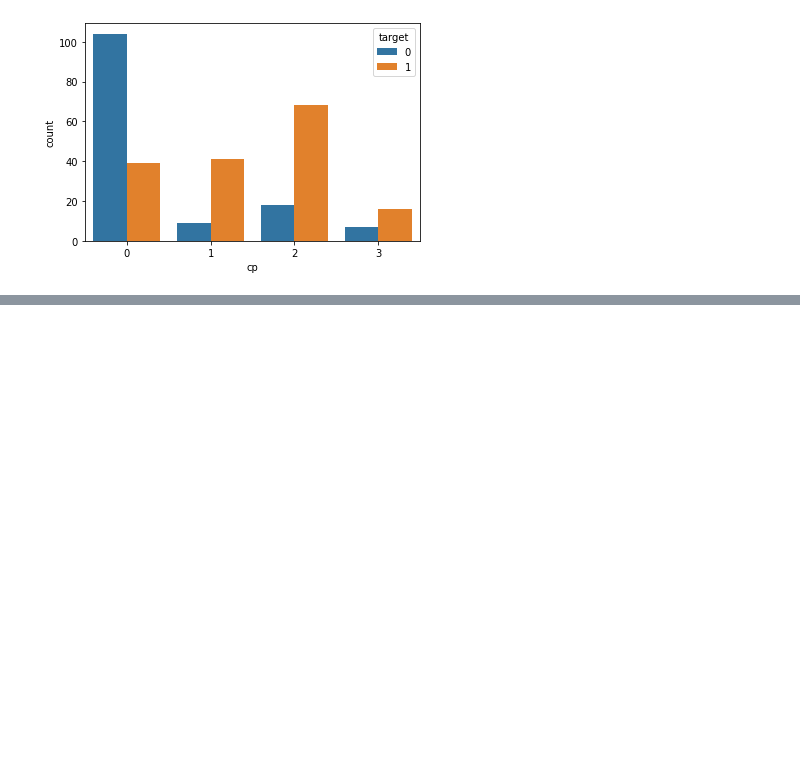
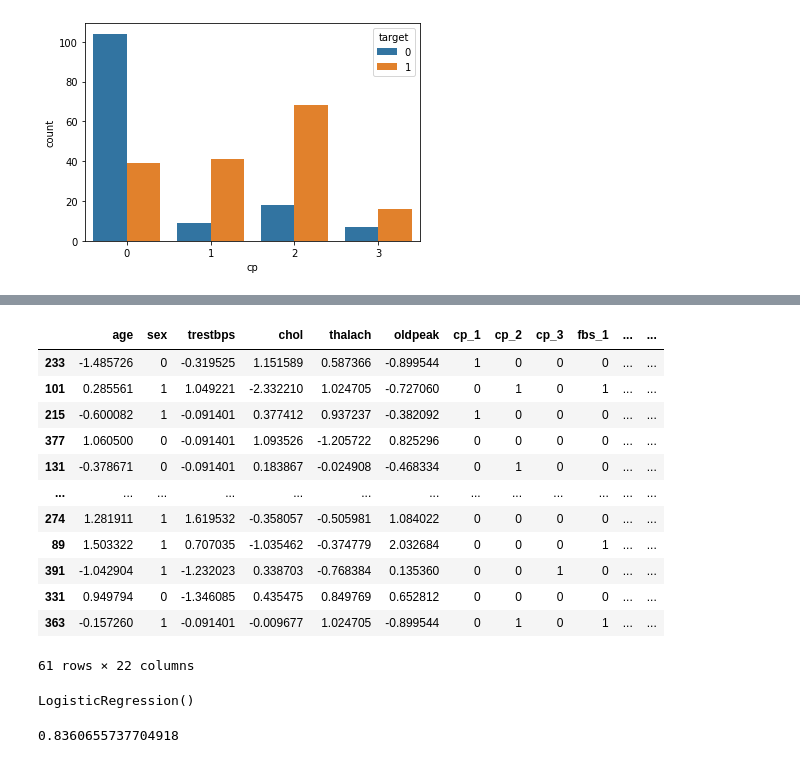
Before and after one commit to Zeeshan2012/Heart_Disease_Dataset, a Jupyter notebook: Heart_Disease_Analysis.ipynb, the cells around one changed output, grey strips where cells are left out. Drawn from its saved outputs; the diff is of its cells as text; code cells hidden in the pictures; blank space fills up the shorter version.

```diff
--- a/Heart_Disease_Analysis.ipynb
+++ b/Heart_Disease_Analysis.ipynb
@@ -159,0 +190,2 @@ sns.countplot(x = 'cp', hue='target',data=data)
+# %%
+data = pd.get_dummies(data,columns = cat_val,drop_first = True)
@@ -159,0 +201,3 @@ sns.countplot(x = 'cp', hue='target',data=data)
+# %%
+sc = StandardScaler()
+data[count_val] = sc.fit_transform(data[count_val])
@@ -159,0 +214,4 @@ sns.countplot(x = 'cp', hue='target',data=data)
+# %%
+#split
+X= data.drop('target',axis = 1)
+y = data['target']
@@ -159,0 +220,18 @@ sns.countplot(x = 'cp', hue='target',data=data)
+# %%
+X_train,X_test,y_train,y_test = train_test_split(X,y,test_size = 0.2,random_state = 1)
+# %%
+X_test
+# %% [output]
+|  | age | sex | trestbps | chol | thalach | oldpeak | cp_1 | cp_2 | cp_3 | fbs_1 | ... | ... |
+| 233 | -1.485726 | 0 | -0.319525 | 1.151589 | 0.587366 | -0.899544 | 1 | 0 | 0 | 0 | ... | ... |
+| 101 | 0.285561 | 1 | 1.049221 | -2.332210 | 1.024705 | -0.727060 | 0 | 1 | 0 | 1 | ... | ... |
+| 215 | -0.600082 | 1 | -0.091401 | 0.377412 | 0.937237 | -0.382092 | 1 | 0 | 0 | 0 | ... | ... |
+| 377 | 1.060500 | 0 | -0.091401 | 1.093526 | -1.205722 | 0.825296 | 0 | 0 | 0 | 0 | ... | ... |
+| 131 | -0.378671 | 0 | -0.091401 | 0.183867 | -0.024908 | -0.468334 | 0 | 1 | 0 | 0 | ... | ... |
+| ... | ... | ... | ... | ... | ... | ... | ... | ... | ... | ... | ... | ... |
+| 274 | 1.281911 | 1 | 1.619532 | -0.358057 | -0.505981 | 1.084022 | 0 | 0 | 0 | 0 | ... | ... |
+| 89 | 1.503322 | 1 | 0.707035 | -1.035462 | -0.374779 | 2.032684 | 0 | 0 | 0 | 1 | ... | ... |
+| 391 | -1.042904 | 1 | -1.232023 | 0.338703 | -0.768384 | 0.135360 | 0 | 0 | 1 | 0 | ... | ... |
+| 331 | 0.949794 | 0 | -1.346085 | 0.435475 | 0.849769 | 0.652812 | 0 | 0 | 0 | 0 | ... | ... |
+| 363 | -0.157260 | 1 | -0.091401 | -0.009677 | 1.024705 | -0.899544 | 0 | 1 | 0 | 1 | ... | ... |
+61 rows × 22 columns
@@ -159,0 +242,4 @@ sns.countplot(x = 'cp', hue='target',data=data)
+# %%
+lr.fit(X_train,y_train)
+# %% [output]
+LogisticRegression()
@@ -159,0 +250,4 @@ sns.countplot(x = 'cp', hue='target',data=data)
+# %%
+accuracy_score(y_test,y_pred1)
+# %% [output]
+0.8360655737704918
```
Also changed, not shown: parts of 25 cells of this notebook.
